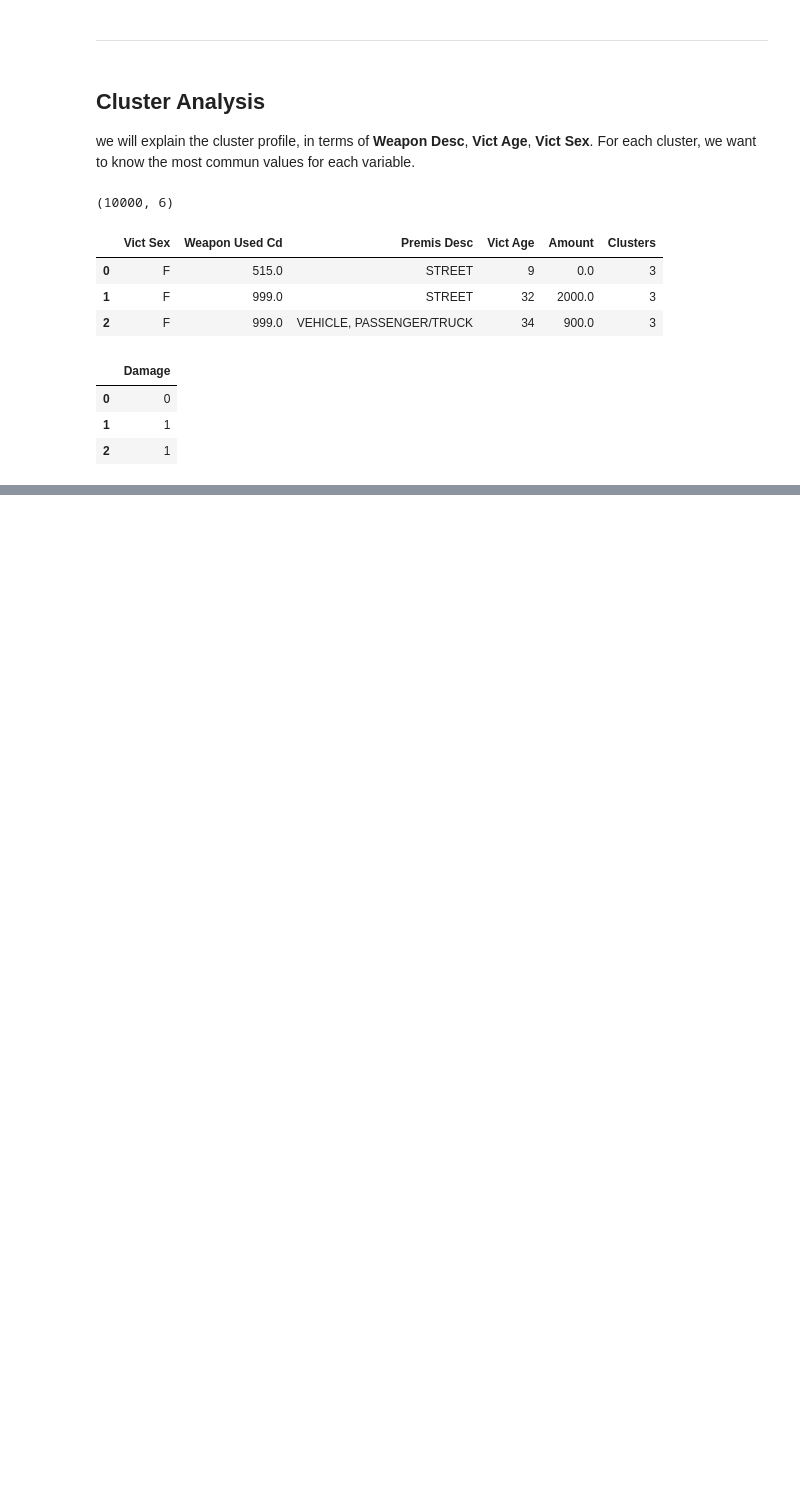
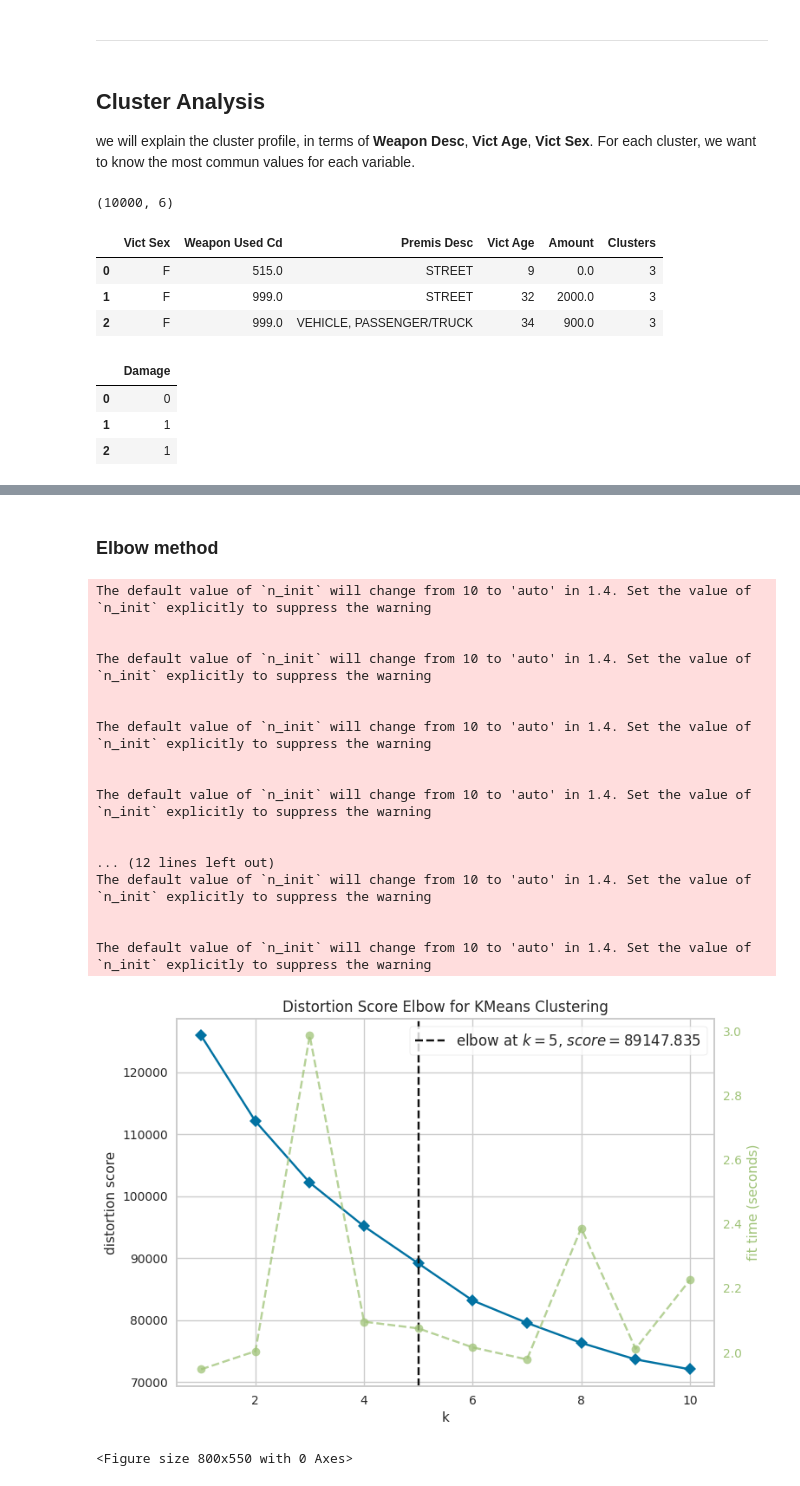
Before and after one commit to Cyril-CRGB/GazetteAnaliticsTools, a Jupyter notebook: jupyter_notebooks/7Cluster.ipynb, the cells around one changed output, grey strips where cells are left out. Saved outputs shown, nothing was run; the diff lists cells and outputs as text; code cells hidden in the pictures; blank space fills up the shorter version.

```diff
--- a/jupyter_notebooks/7Cluster.ipynb
+++ b/jupyter_notebooks/7Cluster.ipynb
@@ -746,0 +794,28 @@ clusters_profile
+# %% [markdown]
+### Elbow method
+# %%
+visualizer = KElbowVisualizer(KMeans(random_state=77), k=(1,11))
+visualizer.fit(df_analysis)
+#visualizer.show()
+plt.show()
+plt.savefig(f"{file_path}/elbow_method.png", bbox_inches='tight', dpi=150)
+# %% [output]
+The default value of `n_init` will change from 10 to 'auto' in 1.4. Set the value of `n_init` explicitly to suppress the warning
+
+
+The default value of `n_init` will change from 10 to 'auto' in 1.4. Set the value of `n_init` explicitly to suppress the warning
+
+
+The default value of `n_init` will change from 10 to 'auto' in 1.4. Set the value of `n_init` explicitly to suppress the warning
+
+
+The default value of `n_init` will change from 10 to 'auto' in 1.4. Set the value of `n_init` explicitly to suppress the warning
+
+
+... (12 lines left out)
+The default value of `n_init` will change from 10 to 'auto' in 1.4. Set the value of `n_init` explicitly to suppress the warning
+
+
+The default value of `n_init` will change from 10 to 'auto' in 1.4. Set the value of `n_init` explicitly to suppress the warning
+[figure, added]
+<Figure size 800x550 with 0 Axes>
```
Also changed, not shown: parts of 14 cells of this notebook, 6 other files.
